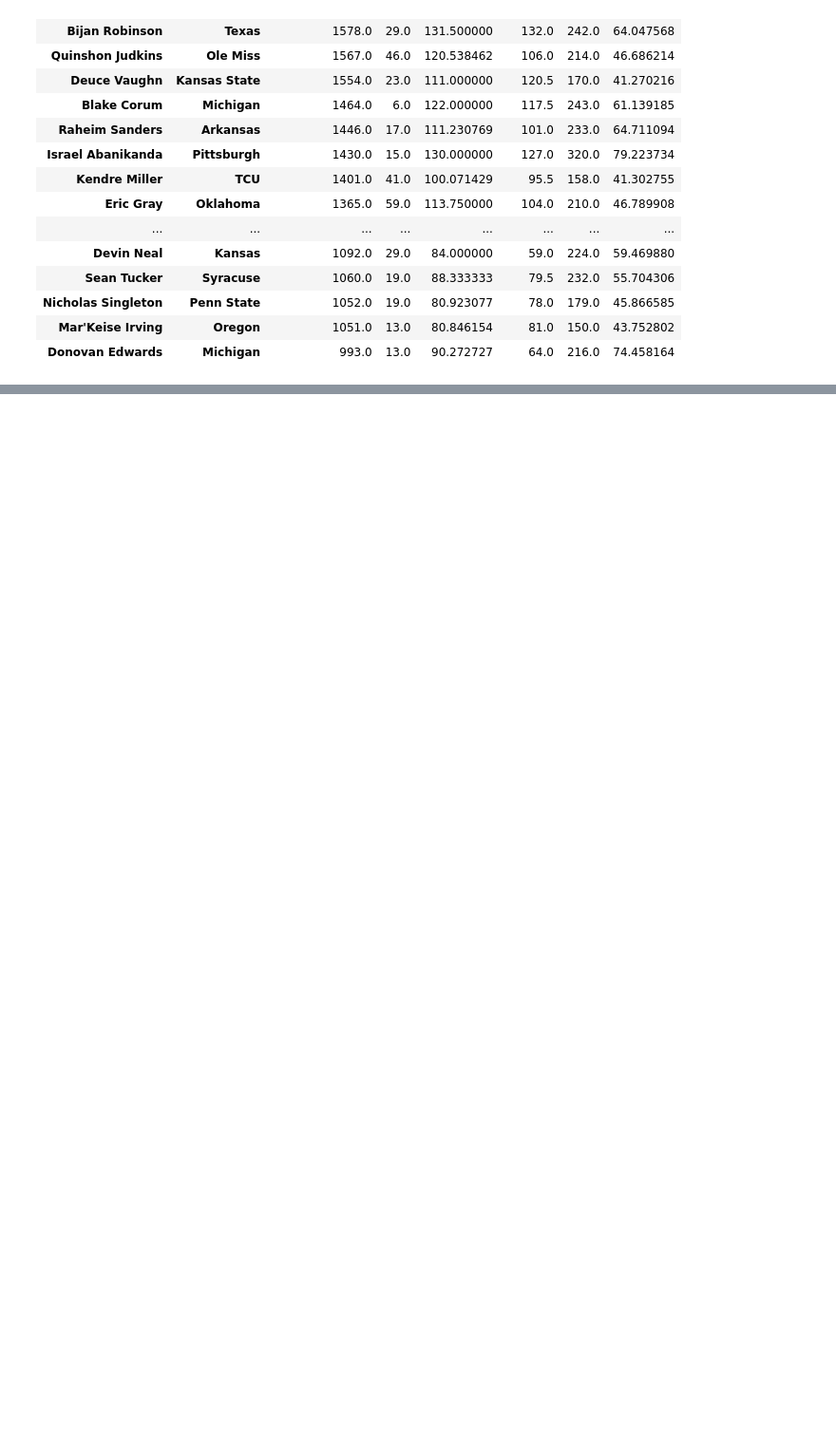
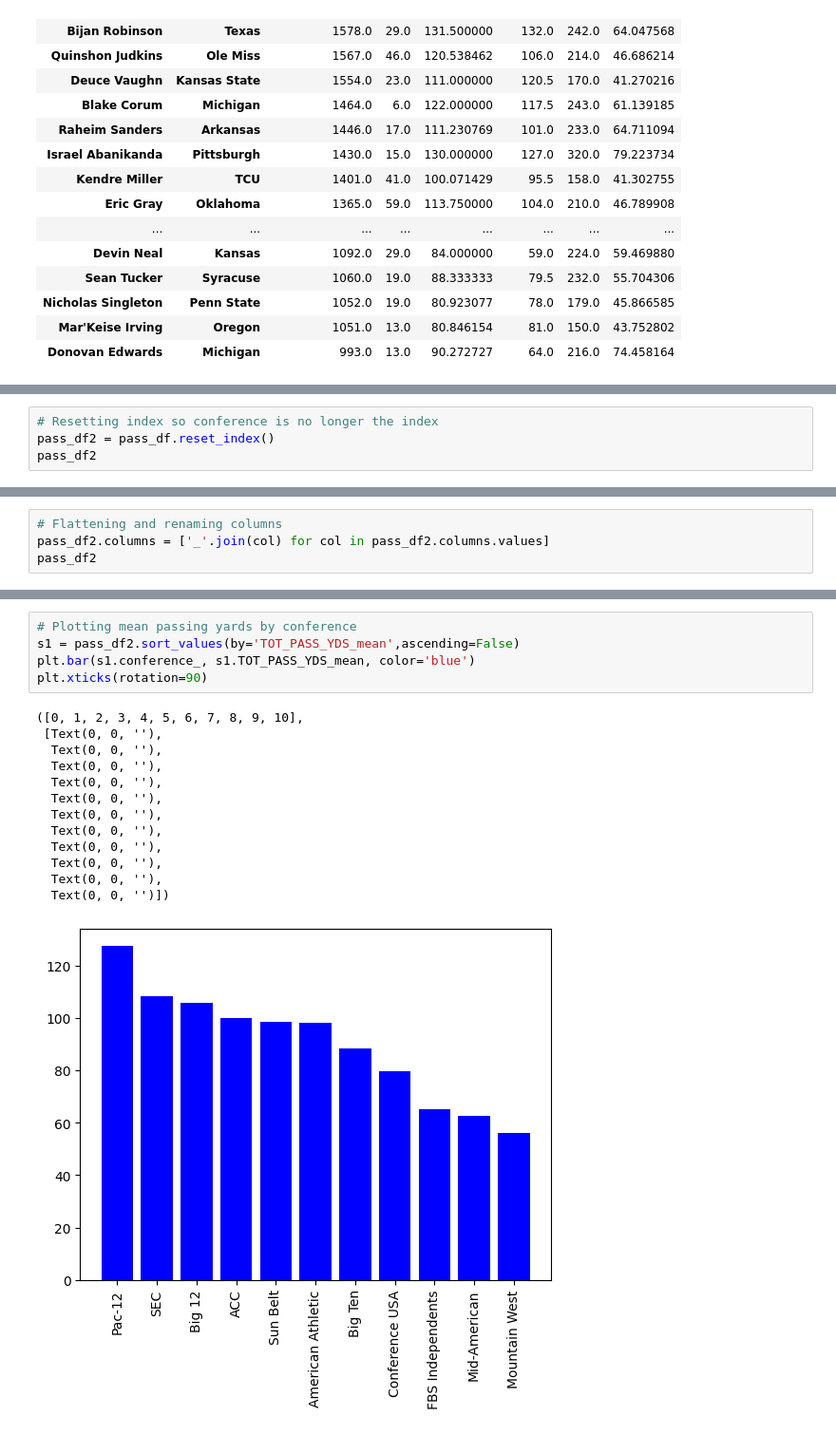
Before and after one commit to wjurden/college-football-project, a Jupyter notebook: code/deep_dives/player_game_stats_deepdive.ipynb, the cells around one changed output, grey strips where cells are left out. Shown at 95% size. Saved outputs shown, nothing was run; the diff lists cells and outputs as text; blank space fills up the shorter version.

Commit message:
Update player_game_stats_deepdive.ipynb
Add graphs for conferences, analyze passing and running data

```diff
--- a/code/deep_dives/player_game_stats_deepdive.ipynb
+++ b/code/deep_dives/player_game_stats_deepdive.ipynb
@@ -422,3 +327,7 @@ plt.plot()
 # %% [output]
 []
 [figure]
+# %%
+# Resetting index so conference is no longer the index
+pass_df2 = pass_df.reset_index()
+pass_df2
@@ -424,0 +348,4 @@ plt.plot()
+# %%
+# Flattening and renaming columns
+pass_df2.columns = ['_'.join(col) for col in pass_df2.columns.values]
+pass_df2
@@ -424,0 +365,19 @@ plt.plot()
+# %%
+# Plotting mean passing yards by conference
+s1 = pass_df2.sort_values(by='TOT_PASS_YDS_mean',ascending=False)
+plt.bar(s1.conference_, s1.TOT_PASS_YDS_mean, color='blue')
+plt.xticks(rotation=90)
+# %% [output]
+([0, 1, 2, 3, 4, 5, 6, 7, 8, 9, 10],
+ [Text(0, 0, ''),
+  Text(0, 0, ''),
+  Text(0, 0, ''),
+  Text(0, 0, ''),
+  Text(0, 0, ''),
+  Text(0, 0, ''),
+  Text(0, 0, ''),
+  Text(0, 0, ''),
+  Text(0, 0, ''),
+  Text(0, 0, ''),
+  Text(0, 0, '')])
+[figure, added]
```
Also changed, not shown: parts of 30 cells of this notebook.
